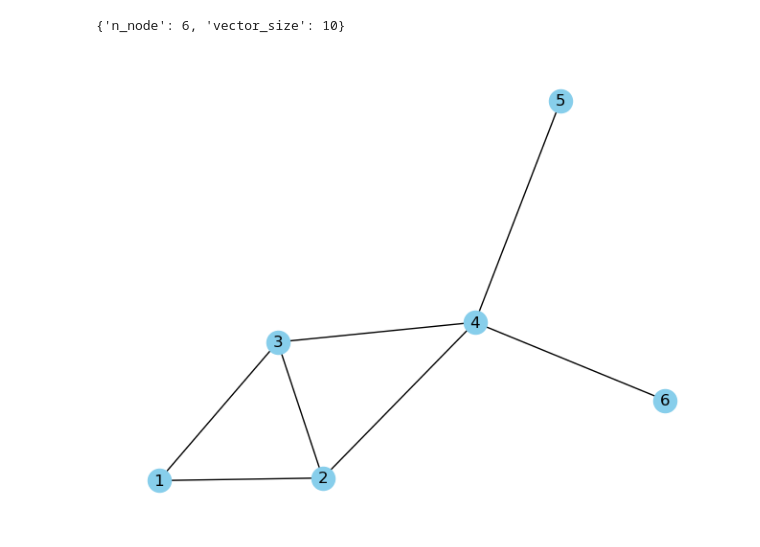
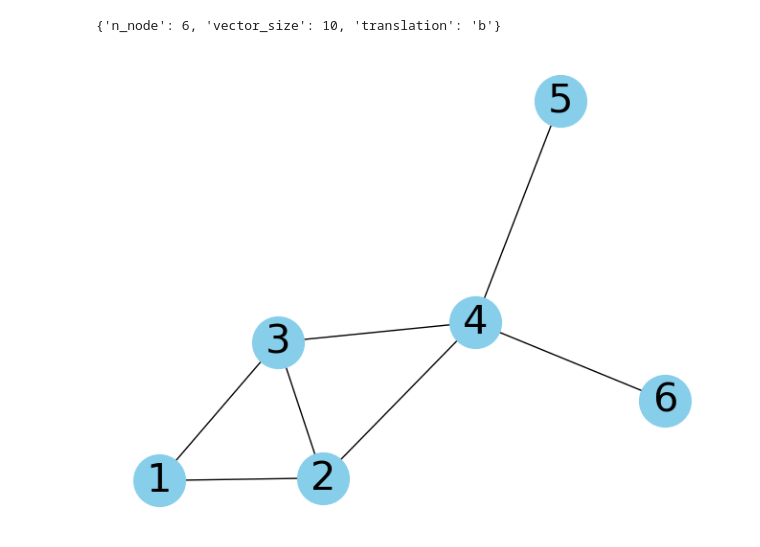
Before and after one commit to cvxgrp/optimization_via_circuits, a Jupyter notebook: convergence/dgeom_median_experiment.ipynb, the cells around one changed output. Drawn from its saved outputs; the diff is of its cells as text; code cells hidden in the pictures.

```diff
--- a/convergence/dgeom_median_experiment.ipynb
+++ b/convergence/dgeom_median_experiment.ipynb
@@ -16,24 +16,23 @@ np.random.seed(108)
 problem_spec = {}
 problem_spec['n_node'] = 6
 problem_spec['vector_size'] = 10
+problem_spec['translation'] = "b"
 print(problem_spec)
 problem_data = data_generation(problem_spec)
 network_data = graph_generation_nodes6()
 
-problem_data['rho'] = 0.01
+problem_spec['sc_theta'] = 1
 
-problem_spec['sc_eps'] = 1
-
-# PG-EXTRA hyperparameters
-problem_data['alpha'] = 2.5
+# P-EXTRA hyperparameters
+problem_data['rho'] = 2.5
 problem_data['itr_num'] = 1000
 # %% [output]
-{'n_node': 6, 'vector_size': 10}
+{'n_node': 6, 'vector_size': 10, 'translation': 'b'}
 # %%
-nx.draw(network_data["G"], node_color='skyblue', with_labels=True)
+nx.draw(network_data["G"], node_color='skyblue', with_labels=True, font_size=30, node_size=1500)
 # plt.savefig("plots/graph_n6.pdf")
 # %% [output]
-[figure, old version]
+[figure, new version]
 # %%
 f_star, x_opt_star = cvx_geom_median(problem_spec, problem_data)
 print(f"{f_star=}, {np.linalg.norm(x_opt_star)=}")
```
Also changed, not shown: parts of 12 cells of this notebook, 1 other file.
